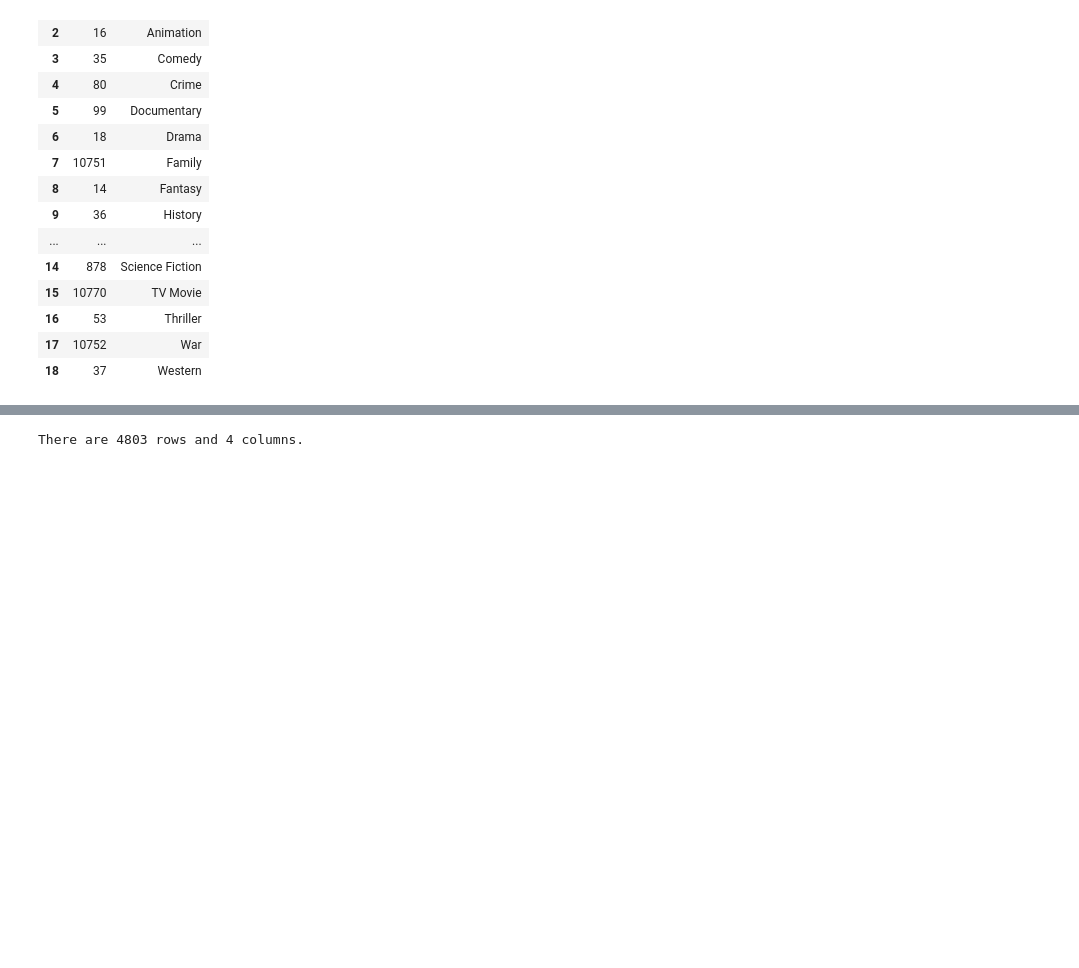
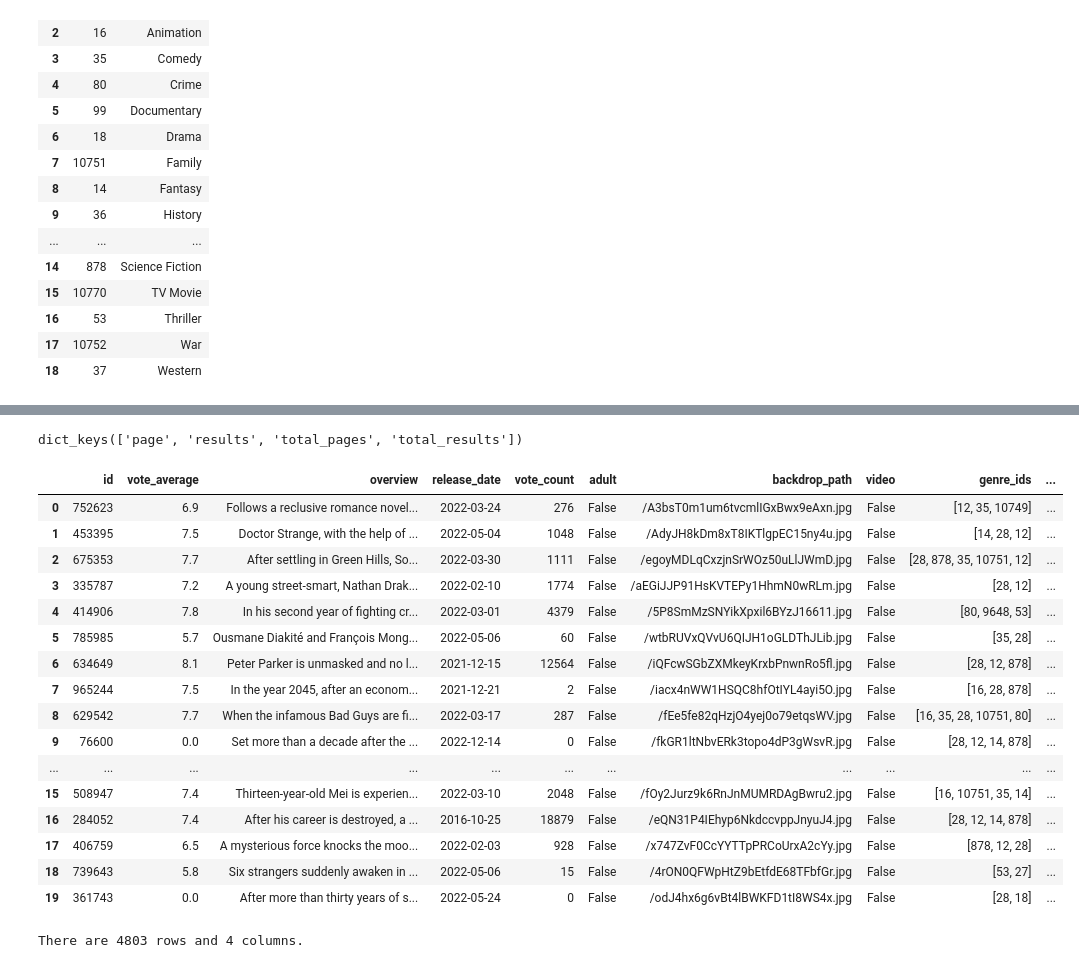
Before and after one commit to anzhelikasuchkova/Movie-Recommendation-Project, a Jupyter notebook: TMDB_Movies.ipynb, the cells around one changed output, grey strips where cells are left out. Saved outputs shown, nothing was run; the diff lists cells and outputs as text; code cells hidden in the pictures; blank space fills up the shorter version.

```diff
--- a/TMDB_Movies.ipynb
+++ b/TMDB_Movies.ipynb
@@ -183,0 +257,3 @@ genres_df
+# %%
+test_r = requests.get(url)
+test_r
@@ -183,0 +262,3 @@ genres_df
+# %%
+test_json = test_r.json()
+test_json
@@ -184,3 +283,28 @@ genres_df
+# %%
+test_json.keys()
+# %% [output]
+dict_keys(['page', 'results', 'total_pages', 'total_results'])
+# %%
+test_df = pd.DataFrame(test_json['results'])
+test_df
+# %% [output]
+|  | id | vote_average | overview | release_date | vote_count | adult | backdrop_path | video | genre_ids | ... |
+| 0 | 752623 | 6.9 | Follows a reclusive romance novel... | 2022-03-24 | 276 | False | /A3bsT0m1um6tvcmlIGxBwx9eAxn.jpg | False | [12, 35, 10749] | ... |
+| 1 | 453395 | 7.5 | Doctor Strange, with the help of ... | 2022-05-04 | 1048 | False | /AdyJH8kDm8xT8IKTlgpEC15ny4u.jpg | False | [14, 28, 12] | ... |
+| 2 | 675353 | 7.7 | After settling in Green Hills, So... | 2022-03-30 | 1111 | False | /egoyMDLqCxzjnSrWOz50uLlJWmD.jpg | False | [28, 878, 35, 10751, 12] | ... |
+| 3 | 335787 | 7.2 | A young street-smart, Nathan Drak... | 2022-02-10 | 1774 | False | /aEGiJJP91HsKVTEPy1HhmN0wRLm.jpg | False | [28, 12] | ... |
+| 4 | 414906 | 7.8 | In his second year of fighting cr... | 2022-03-01 | 4379 | False | /5P8SmMzSNYikXpxil6BYzJ16611.jpg | False | [80, 9648, 53] | ... |
+| 5 | 785985 | 5.7 | Ousmane Diakité and François Mong... | 2022-05-06 | 60 | False | /wtbRUVxQVvU6QIJH1oGLDThJLib.jpg | False | [35, 28] | ... |
+| 6 | 634649 | 8.1 | Peter Parker is unmasked and no l... | 2021-12-15 | 12564 | False | /iQFcwSGbZXMkeyKrxbPnwnRo5fl.jpg | False | [28, 12, 878] | ... |
+| 7 | 965244 | 7.5 | In the year 2045, after an econom... | 2021-12-21 | 2 | False | /iacx4nWW1HSQC8hfOtIYL4ayi5O.jpg | False | [16, 28, 878] | ... |
+| 8 | 629542 | 7.7 | When the infamous Bad Guys are fi... | 2022-03-17 | 287 | False | /fEe5fe82qHzjO4yej0o79etqsWV.jpg | False | [16, 35, 28, 10751, 80] | ... |
+| 9 | 76600 | 0.0 | Set more than a decade after the ... | 2022-12-14 | 0 | False | /fkGR1ltNbvERk3topo4dP3gWsvR.jpg | False | [28, 12, 14, 878] | ... |
+| ... | ... | ... | ... | ... | ... | ... | ... | ... | ... | ... |
+| 15 | 508947 | 7.4 | Thirteen-year-old Mei is experien... | 2022-03-10 | 2048 | False | /fOy2Jurz9k6RnJnMUMRDAgBwru2.jpg | False | [16, 10751, 35, 14] | ... |
+| 16 | 284052 | 7.4 | After his career is destroyed, a ... | 2016-10-25 | 18879 | False | /eQN31P4IEhyp6NkdccvppJnyuJ4.jpg | False | [28, 12, 14, 878] | ... |
+| 17 | 406759 | 6.5 | A mysterious force knocks the moo... | 2022-02-03 | 928 | False | /x747ZvF0CcYYTTpPRCoUrxA2cYy.jpg | False | [878, 12, 28] | ... |
+| 18 | 739643 | 5.8 | Six strangers suddenly awaken in ... | 2022-05-06 | 15 | False | /4rON0QFWpHtZ9bEtfdE68TFbfGr.jpg | False | [53, 27] | ... |
+| 19 | 361743 | 0.0 | After more than thirty years of s... | 2022-05-24 | 0 | False | /odJ4hx6g6vBt4lBWKFD1tI8WS4x.jpg | False | [28, 18] | ... |
 # %%
 tmdb_5000_credits = pd.read_csv('tmdb_5000_credits.csv', delimiter=',')
 nRow, nCol = tmdb_5000_credits.shape
```
Also changed, not shown: parts of 15 cells of this notebook.
